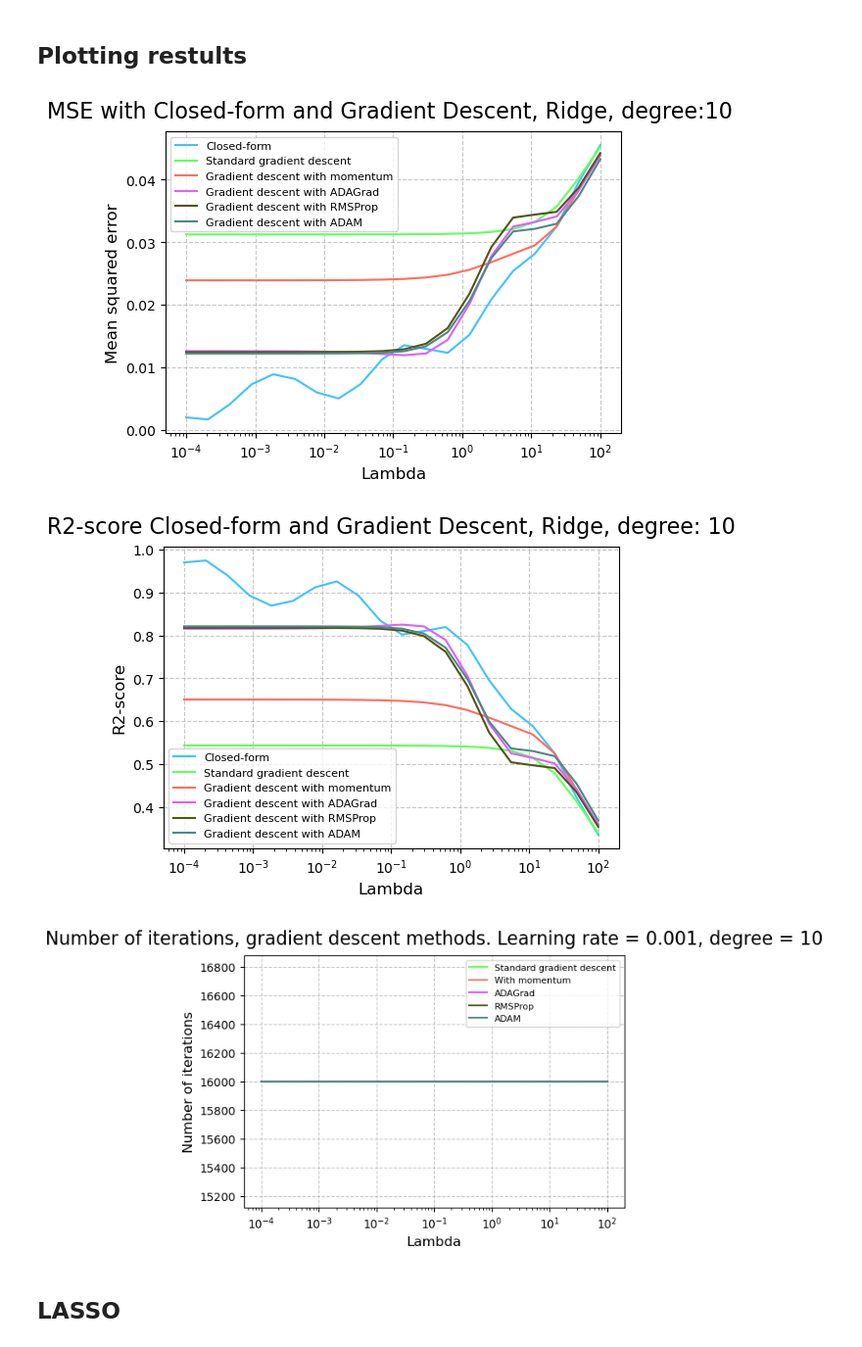
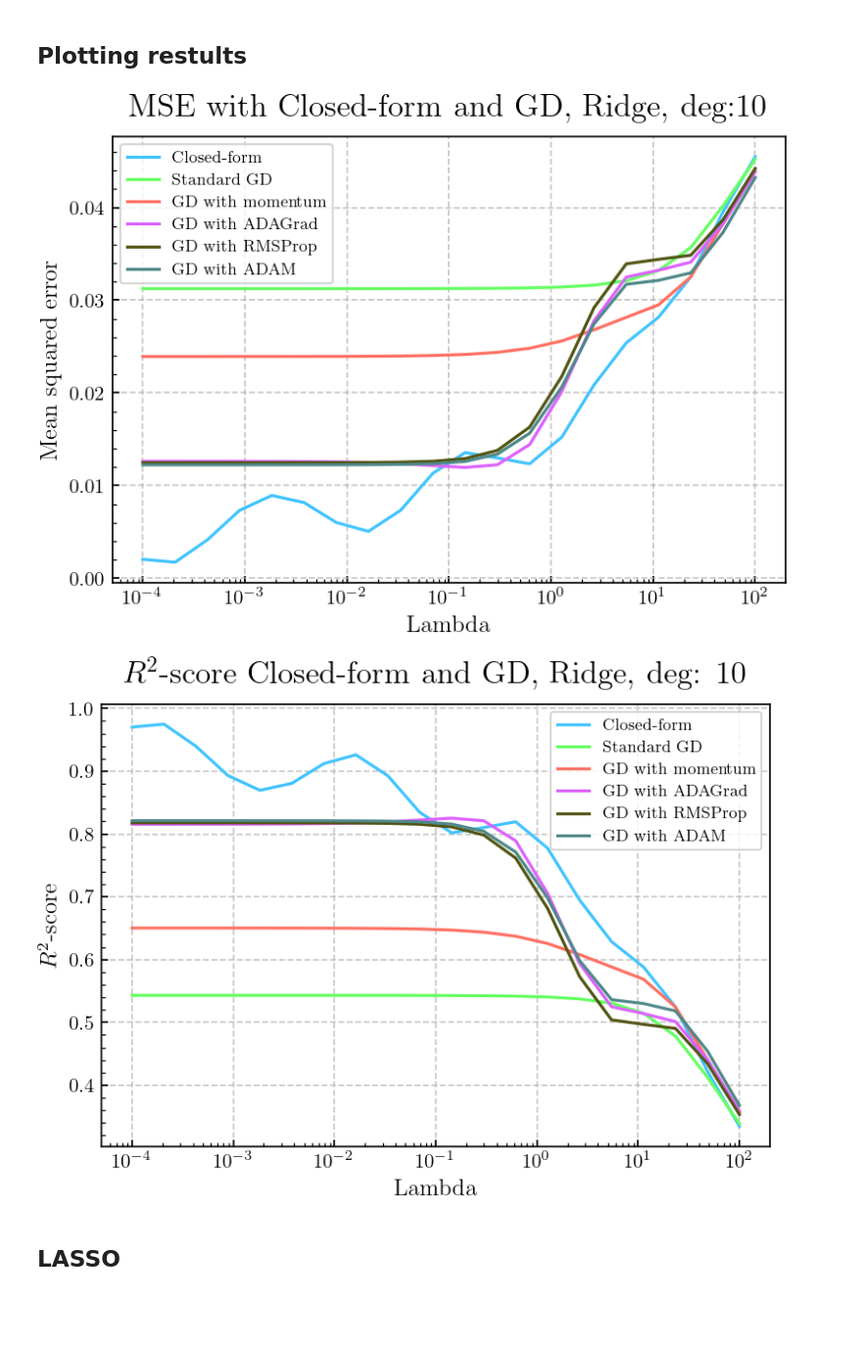
Before and after one commit to egil10/FYSSTK3155, a Jupyter notebook: PROJECT 1/Code/Exf.ipynb, the cells around one changed output. Shown: that part at 98% size. Cells and saved outputs as stored; diff of their text form; code cells hidden in the pictures; blank space fills up the shorter version.

```diff
--- a/PROJECT 1/Code/Exf.ipynb
+++ b/PROJECT 1/Code/Exf.ipynb
@@ -669,45 +667,44 @@ for l in lambdas:
 # %%
 # MSEs
 plt.figure()
 plt.plot(lambdas, MSE_closed_form_Ridge, label="Closed-form", color='#40C4FF', linewidth=1.5)
-plt.plot(lambdas, MSE_gd_fixed_learning_rate_Ridge, label="Standard gradient descent", color='#64FF61', linewidth=1.5)
-plt.plot(lambdas, MSE_gd_momentum_Ridge, label="Gradient descent with momentum", color='#FF6F61', linewidth=1.5)
-plt.plot(lambdas, MSE_gd_ADAGrad_Ridge, label="Gradient descent with ADAGrad", color='#DD61FF', linewidth=1.5)
-plt.plot(lambdas, MSE_gd_RMSProp_Ridge, label="Gradient descent with RMSProp", color='#525513', linewidth=1.5)
-plt.plot(lambdas, MSE_gd_ADAM_Ridge, label="Gradient descent with ADAM", color='#4E8888', linewidth=1.5)
-plt.title(f"MSE with Closed-form and Gradient Descent, Ridge, degree:{p} ", fontsize=16, fontfamily='sans-serif', pad=10)
+plt.plot(lambdas, MSE_gd_fixed_learning_rate_Ridge, label="Standard GD", color='#64FF61', linewidth=1.5)
+plt.plot(lambdas, MSE_gd_momentum_Ridge, label="GD with momentum", color='#FF6F61', linewidth=1.5)
+plt.plot(lambdas, MSE_gd_ADAGrad_Ridge, label="GD with ADAGrad", color='#DD61FF', linewidth=1.5)
+plt.plot(lambdas, MSE_gd_RMSProp_Ridge, label="GD with RMSProp", color='#525513', linewidth=1.5)
+plt.plot(lambdas, MSE_gd_ADAM_Ridge, label="GD with ADAM", color='#4E8888', linewidth=1.5)
+plt.title(f"MSE with Closed-form and GD, Ridge, deg:{p} ", fontsize=16, fontfamily='sans-serif', pad=10)
 plt.ylabel("Mean squared error", fontsize=12, fontfamily='sans-serif')
 plt.xlabel("Lambda", fontsize=12, fontfamily='sans-serif')
 plt.xscale("log")
 plt.legend(fontsize=8)
 plt.grid(True, linestyle='--', alpha=0.7)
 fig = plt.gcf()
 fig.set_size_inches(6, 4)
 # plt.savefig("Plots/mse_gradient_descent_methods_Ridge.pdf", bbox_inches="tight")
 plt.show()
 
 
 # R2-scores
 plt.plot(lambdas, R2_score_closed_form_Ridge, label="Closed-form", color='#40C4FF', linewidth=1.5)
-plt.plot(lambdas, R2_gd_fixed_learning_rate_Ridge, label="Standard gradient descent", color='#64FF61', linewidth=1.5)
-plt.plot(lambdas, R2_gd_momentum_Ridge, label="Gradient descent with momentum", color='#FF6F61', linewidth=1.5)
-plt.plot(lambdas, R2_gd_ADAGrad_Ridge, label="Gradient descent with ADAGrad", color='#DD61FF', linewidth=1.5)
-plt.plot(lambdas, R2_gd_RMSProp_Ridge, label="Gradient descent with RMSProp", color='#525513', linewidth=1.5)
-plt.plot(lambdas, R2_gd_ADAM_Ridge, label="Gradient descent with ADAM", color='#4E8888', linewidth=1.5)
-plt.title(f"R2-score Closed-form and Gradient Descent, Ridge, degree: {p}", fontsize=16, fontfamily='sans-serif', pad=10)
+plt.plot(lambdas, R2_gd_fixed_learning_rate_Ridge, label="Standard GD", color='#64FF61', linewidth=1.5)
+plt.plot(lambdas, R2_gd_momentum_Ridge, label="GD with momentum", color='#FF6F61', linewidth=1.5)
+plt.plot(lambdas, R2_gd_ADAGrad_Ridge, label="GD with ADAGrad", color='#DD61FF', linewidth=1.5)
+plt.plot(lambdas, R2_gd_RMSProp_Ridge, label="GD with RMSProp", color='#525513', linewidth=1.5)
+plt.plot(lambdas, R2_gd_ADAM_Ridge, label="GD with ADAM", color='#4E8888', linewidth=1.5)
+plt.title(f"$R^2$-score Closed-form and GD, Ridge, deg: {p}", fontsize=16, fontfamily='sans-serif', pad=10)
 plt.legend(fontsize=8)
-plt.ylabel("R2-score", fontsize=12, fontfamily='sans-serif')
+plt.ylabel("$R^2$-score", fontsize=12, fontfamily='sans-serif')
 plt.xlabel("Lambda", fontsize=12, fontfamily='sans-serif')
 plt.xscale("log")
 plt.grid(True, linestyle='--', alpha=0.7)
 fig = plt.gcf()
 fig.set_size_inches(6, 4)
 # plt.savefig("Plots/r2_gradient_descent_methods_Ridge.pdf", bbox_inches="tight")
 plt.show()
 # %% [output]
-[figure, old version]
+[figure, new version]
-[figure, old version]
+[figure, new version]
-[figure, removed]
 # %% [markdown]
 ## LASSO
 # %%
```
Also changed, not shown: parts of 7 cells of this notebook, 4 other files.
